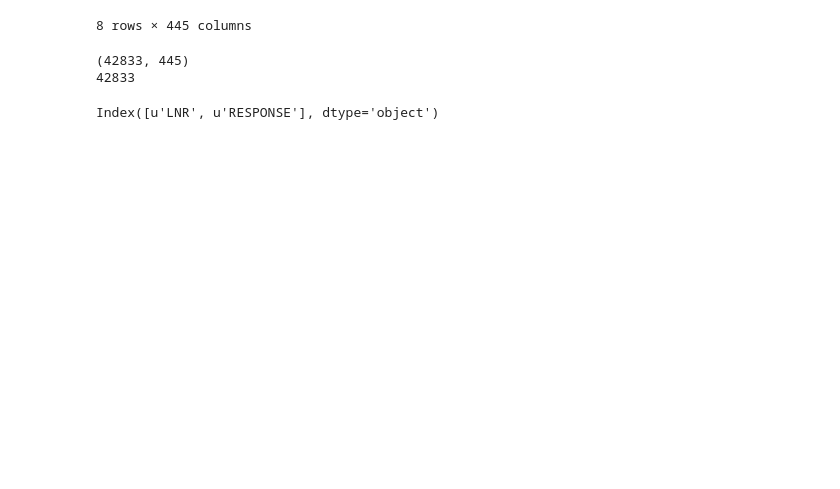
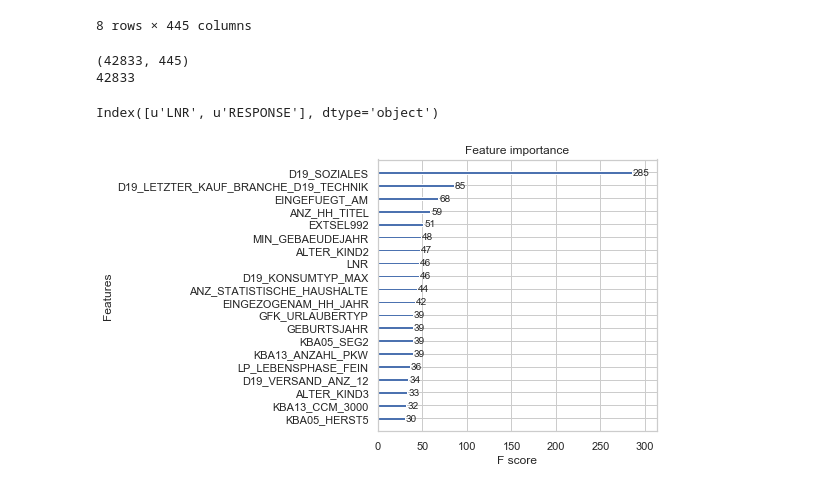
Before and after one commit to hsinyehchen/Data_Science_Projects, a Jupyter notebook: Arvato/Arvato Project Workbook.ipynb, the cells around one changed output. Saved outputs shown, nothing was run; the diff lists cells and outputs as text; code cells hidden in the pictures; blank space fills up the shorter version.

```diff
--- a/Arvato/Arvato Project Workbook.ipynb
+++ b/Arvato/Arvato Project Workbook.ipynb
@@ -616,3 +848,9 @@ print(df.columns)
 df.to_csv("test_pred.csv",index=False)
 # %% [output]
 Index([u'LNR', u'RESPONSE'], dtype='object')
+# %%
+xgb.plot_importance(gbt, max_num_features=20)
+plt.rcParams['figure.figsize'] = [5, 5]
+plt.show()
+# %% [output]
+[figure, added]
```
Also changed, not shown: parts of 25 cells of this notebook, 1 other file.
